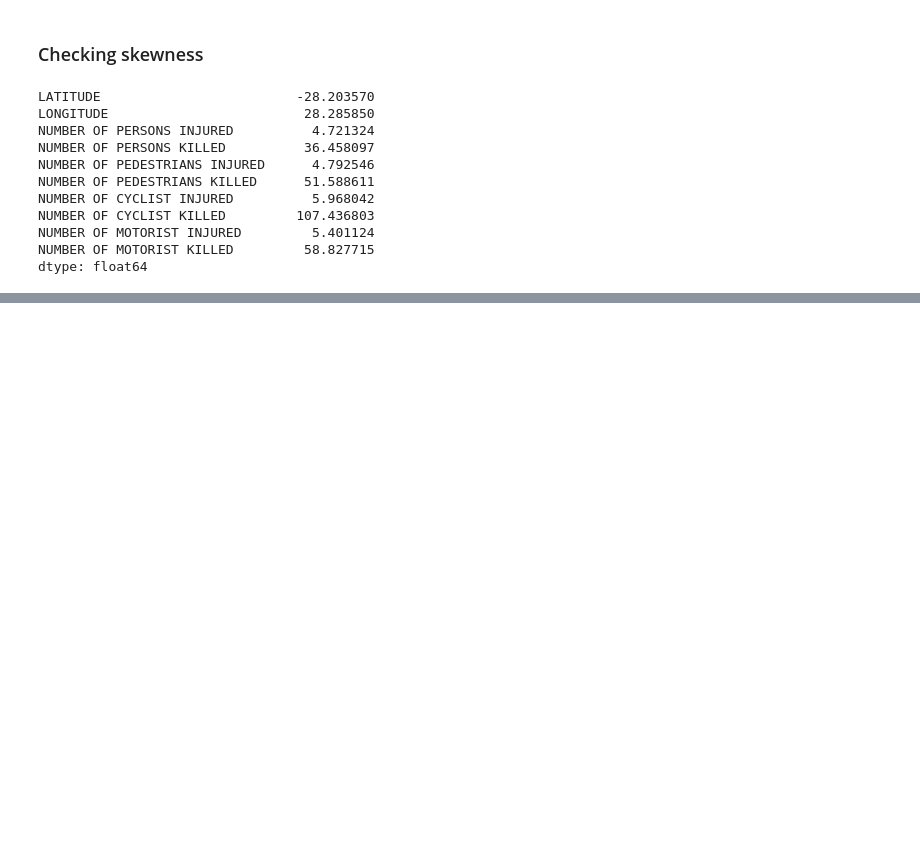
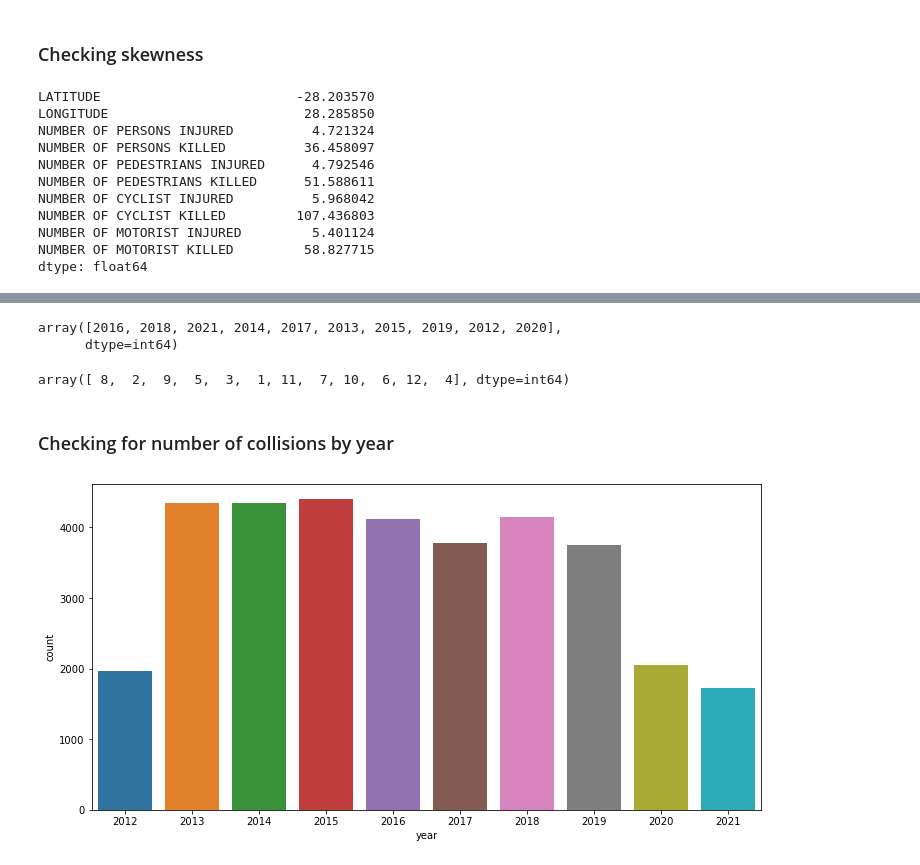
Before and after one commit to MingHin-Cheung/data-science-project, a Jupyter notebook: EDA.ipynb, the cells around one changed output, grey strips where cells are left out. Cells and saved outputs as stored; diff of their text form; code cells hidden in the pictures; blank space fills up the shorter version.

```diff
--- a/EDA.ipynb
+++ b/EDA.ipynb
@@ -129,0 +156,23 @@ dtype: float64
+# %%
+#Adding a new column for years
+df["CRASH DATE"] = pd.to_datetime(df["CRASH DATE"])
+df["year"] = df["CRASH DATE"].dt.year
+df["year"].unique()
+# %% [output]
+array([2016, 2018, 2021, 2014, 2017, 2013, 2015, 2019, 2012, 2020],
+      dtype=int64)
+# %%
+#Adding a month column for months
+df["month"] = df["CRASH DATE"].dt.month
+df["month"].unique()
+# %% [output]
+array([ 8,  2,  9,  5,  3,  1, 11,  7, 10,  6, 12,  4], dtype=int64)
+# %% [markdown]
+### Checking for number of collisions by year ###
+# %%
+#Checking for number of collisions by year
+fig, ax = plt.subplots(figsize=(12,6))
+sns.countplot(x=df['year'], data=df, ax=ax)
+plt.show()
+# %% [output]
+[figure, added]
```
Also changed, not shown: parts of 10 cells of this notebook.
